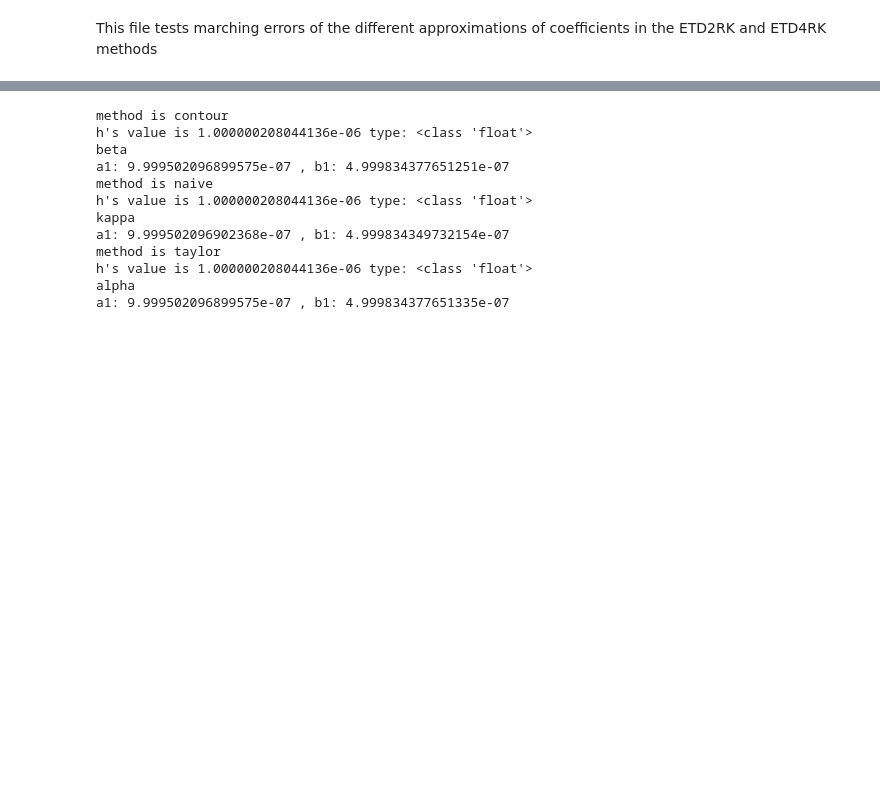
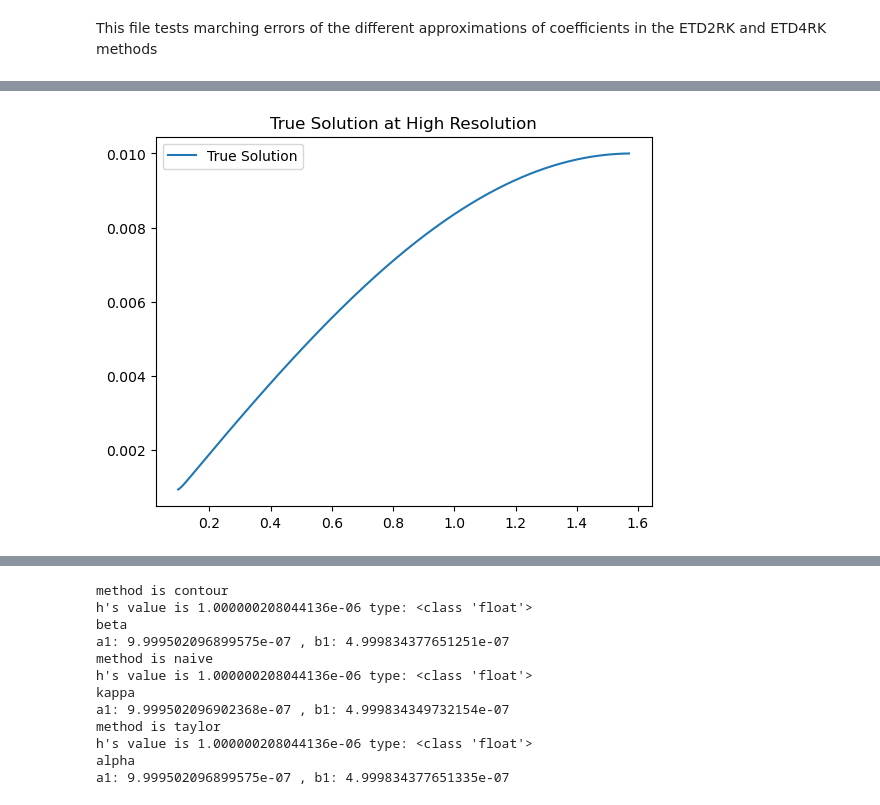
Before and after one commit to Gaffeyh/Research_Project, a Jupyter notebook: TimeMarchingErrors.ipynb, the cells around one changed output, grey strips where cells are left out. Cells and saved outputs as stored; diff of their text form; code cells hidden in the pictures; blank space fills up the shorter version.

```diff
--- a/TimeMarchingErrors.ipynb
+++ b/TimeMarchingErrors.ipynb
@@ -135,0 +136,7 @@ plt.grid()
+# %%
+plt.plot(x[skipper:],U_true(x,1)[skipper:], label = "True Solution")
+plt.legend()
+plt.title("True Solution at High Resolution")
+plt.show()
+# %% [output]
+[figure, added]
```
Also changed, not shown: parts of 4 cells of this notebook, 8 other files.
